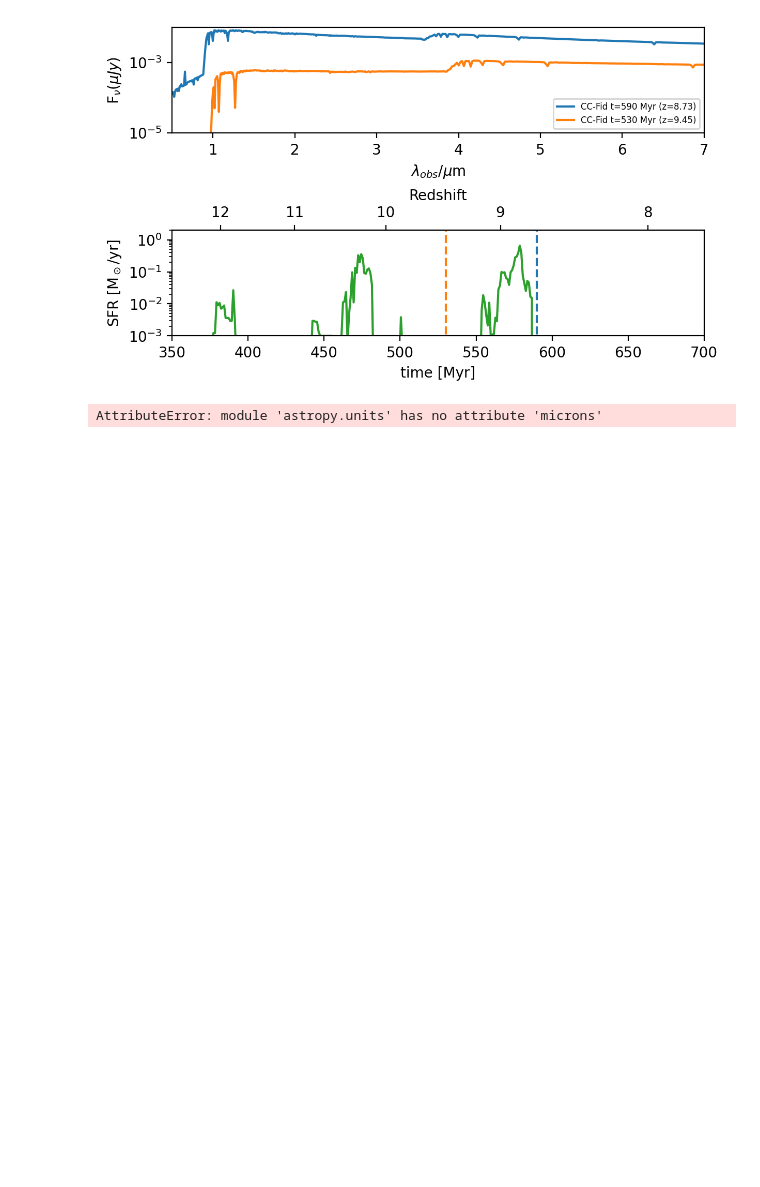
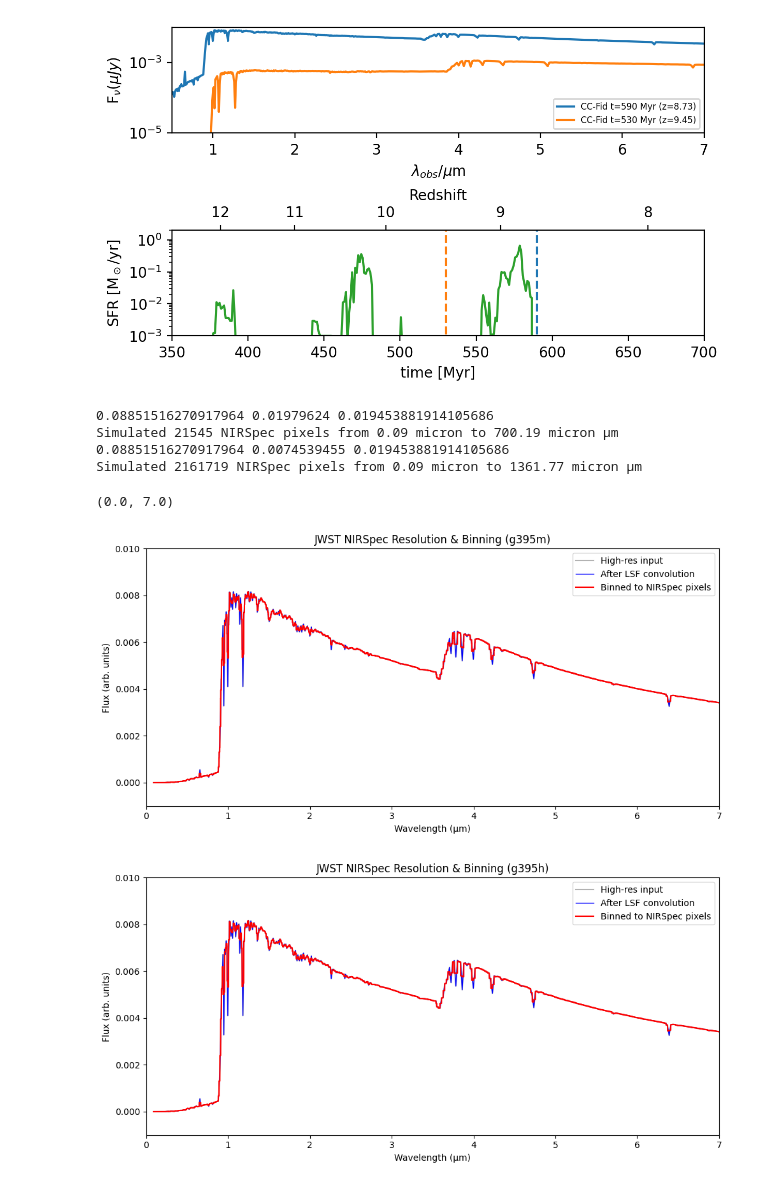
Before and after one commit to aetherumd/pyS99, a Jupyter notebook: nbs_etc/adding_specs_v2.ipynb, the cells around one changed output. Saved outputs shown, nothing was run; the diff lists cells and outputs as text; code cells hidden in the pictures; blank space fills up the shorter version.

Commit message:
Binned Plots

```diff
--- a/nbs_etc/adding_specs_v2.ipynb
+++ b/nbs_etc/adding_specs_v2.ipynb
@@ -616,8 +643,21 @@ Mag = -14.000000 -> Solar masses (10Myr): 2.381983e+05
 # %%
 from Fitser_v2 import JWST_disperser, searcher
 
 g395m = JWST_disperser("g395m")
+g395h = JWST_disperser("g395h")
 
 g395m.binner(flux_in = y_tot0+out0*20**3, wave_in = wav_obs0[a1:b1])
+plt.ylim(-0.001,0.01)
+plt.xlim(0,7)
+
+g395h.binner(flux_in = y_tot0+out0*20**3, wave_in = wav_obs0[a1:b1])
+plt.ylim(-0.001,0.01)
+plt.xlim(0,7)
 # %% [output]
-AttributeError: module 'astropy.units' has no attribute 'microns'
+0.08851516270917964 0.01979624 0.019453881914105686
+Simulated 21545 NIRSpec pixels from 0.09 micron to 700.19 micron μm
+0.08851516270917964 0.0074539455 0.019453881914105686
+Simulated 2161719 NIRSpec pixels from 0.09 micron to 1361.77 micron μm
+(0.0, 7.0)
+[figure, added]
+[figure, added]
```
Also changed, not shown: parts of 8 cells of this notebook, 1 other file.
